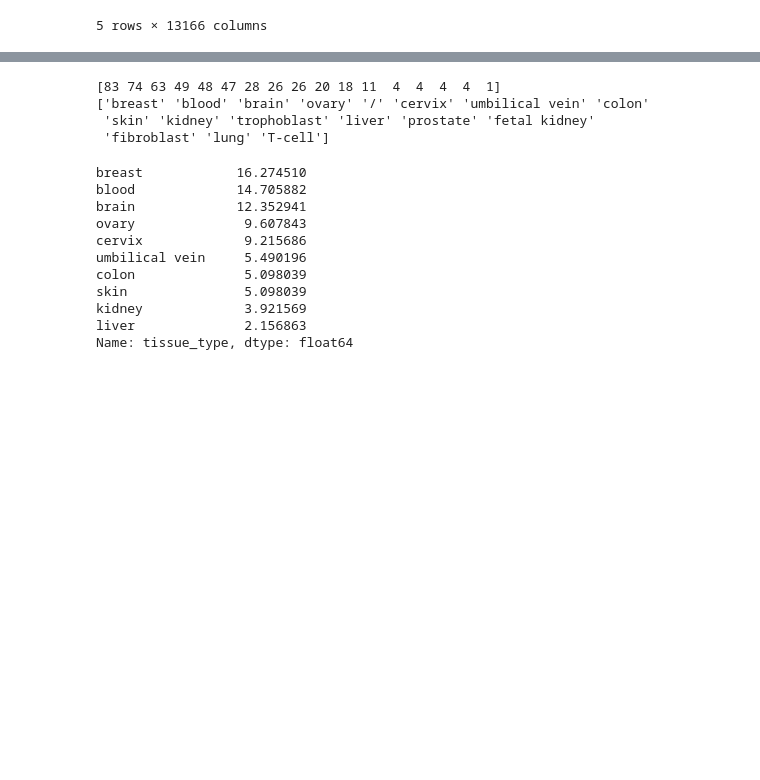
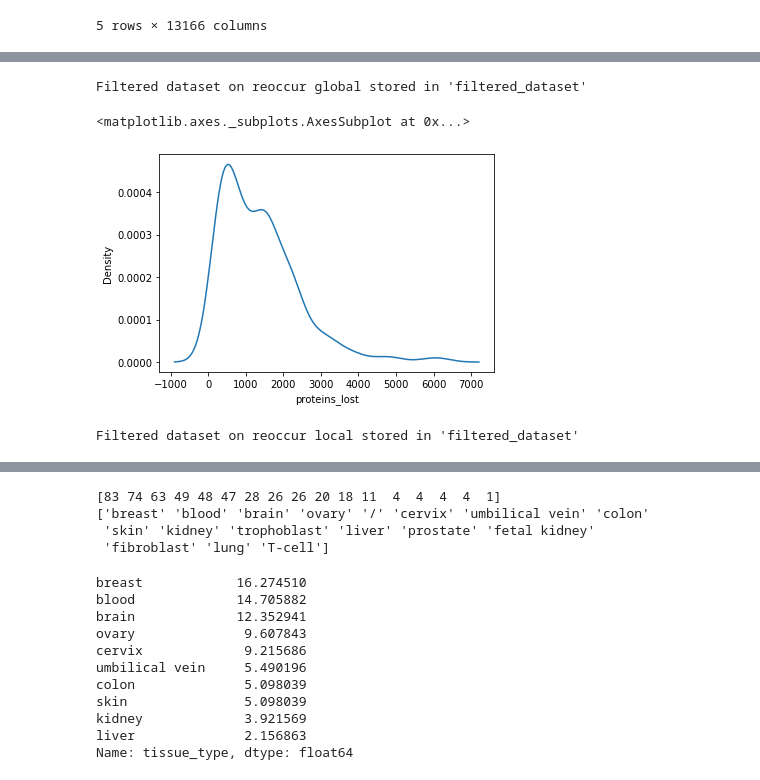
Before and after one commit to SamvPy/Master_thesis_AJ_22_23, a Jupyter notebook: master_thesis/Atlas_analysis/modelling.ipynb, the cells around one changed output, grey strips where cells are left out. Saved outputs shown, nothing was run; the diff lists cells and outputs as text; code cells hidden in the pictures; blank space fills up the shorter version.

```diff
--- a/master_thesis/Atlas_analysis/modelling.ipynb
+++ b/master_thesis/Atlas_analysis/modelling.ipynb
@@ -31,3 +52,10 @@ data.head()
 | 3 | 0.000011 | 0.0 | 0.000080 | 0.0 | 0.0 | 0.000016 | 0.0 | 0.000002 | ... |
 | 4 | 0.000000 | 0.0 | 0.000000 | 0.0 | 0.0 | 0.000000 | 0.0 | 0.000000 | ... |
 5 rows × 13166 columns
+# %%
+full_df = pd.concat([data, labels], axis = 1)
+full_df = full_df[~full_df.tissue_type.isin(["trophoblast","prostate", "fetal kidney", "lung", "fibroblast", "/"])]
+full_df.loc[full_df.tissue_type == "T-cell", ["tissue_type"]] = "blood"
+labels = full_df.pop("tissue_type")
+data = full_df
+metadata = metadata.loc[metadata.index.isin(data.index),:]
@@ -33,0 +110,9 @@ data.head()
+# %%
+base_model_class = AAF.ModelModule(data, metadata)
+
+filtered75_local = AAF.ModelModule(data, metadata)
+filtered75_local.set_labels('tissue_type')
+filtered50_local = AAF.ModelModule(data, metadata)
+filtered50_local.set_labels('tissue_type')
+filtered25_local = AAF.ModelModule(data, metadata)
+filtered25_local.set_labels('tissue_type')
@@ -33,0 +177,15 @@ data.head()
+# %%
+base_model_class.set_labels('tissue_type')
+# %%
+base_model_class.filter_dataset(method = "reoccur global", percentage_reoccurence= .75)
+# %% [output]
+Filtered dataset on reoccur global stored in 'filtered_dataset'
+# %%
+sns.kdeplot(base_model_class.deletions_per_sample.proteins_lost)
+# %% [output]
+<matplotlib.axes._subplots.AxesSubplot at 0x...>
+[figure, added]
+# %%
+base_model_class.filter_dataset(method = 'reoccur local', percentage_reoccurence=.75)
+# %% [output]
+Filtered dataset on reoccur local stored in 'filtered_dataset'
```
Also changed, not shown: parts of 69 cells of this notebook, 7 other files.
